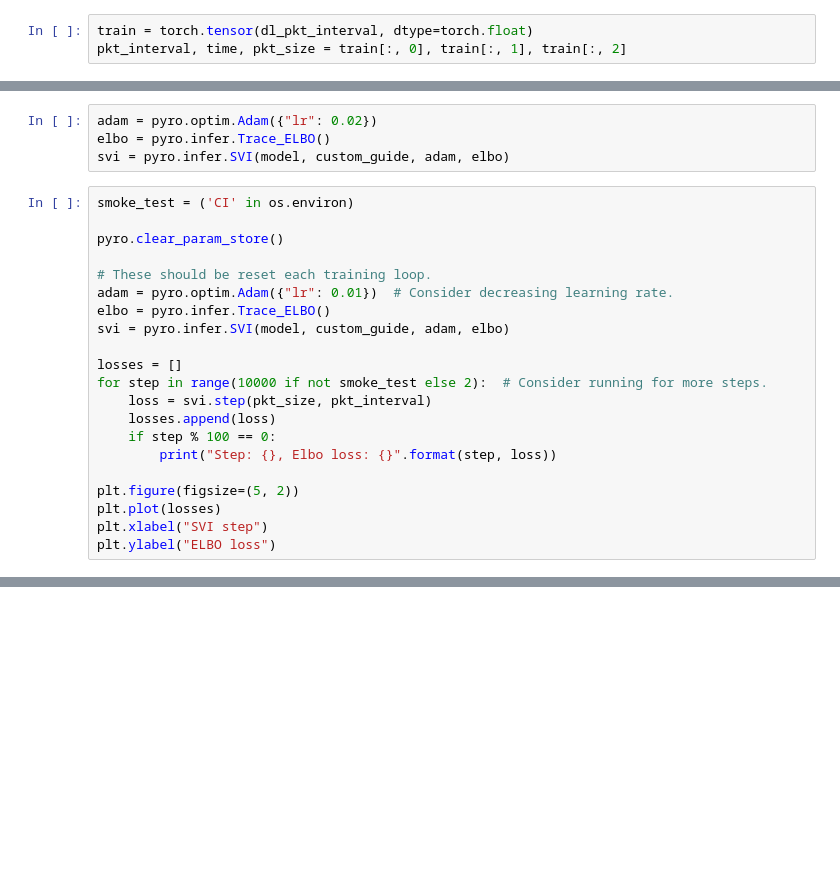
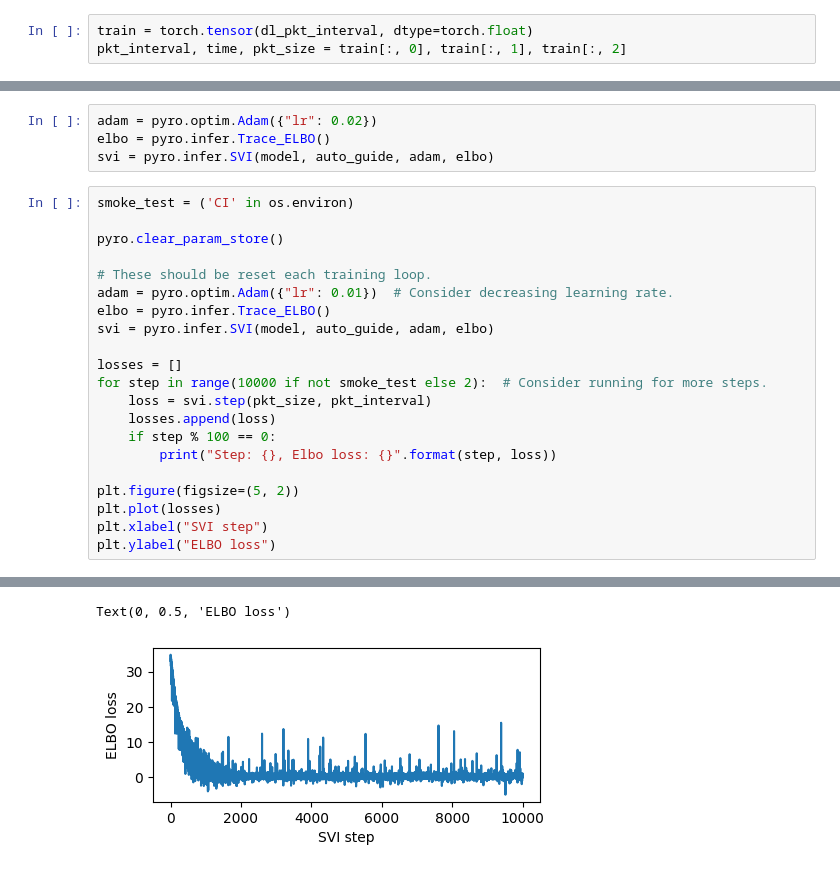
Before and after one commit to zijianqin/cos513_code, a Jupyter notebook: src/svi_pktinterval.ipynb, the cells around one changed output, grey strips where cells are left out. Saved outputs shown, nothing was run; the diff lists cells and outputs as text; blank space fills up the shorter version.

```diff
--- a/src/svi_pktinterval.ipynb
+++ b/src/svi_pktinterval.ipynb
@@ -148,7 +138,7 @@ pyro.render_model(custom_guide, model_args=(pkt_size, pkt_interval), render_para
 # %%
 adam = pyro.optim.Adam({"lr": 0.02})
 elbo = pyro.infer.Trace_ELBO()
-svi = pyro.infer.SVI(model, custom_guide, adam, elbo)
+svi = pyro.infer.SVI(model, auto_guide, adam, elbo)
 # %%
 smoke_test = ('CI' in os.environ)
 
@@ -157,7 +147,7 @@ pyro.clear_param_store()
 # These should be reset each training loop.
 adam = pyro.optim.Adam({"lr": 0.01})  # Consider decreasing learning rate.
 elbo = pyro.infer.Trace_ELBO()
-svi = pyro.infer.SVI(model, custom_guide, adam, elbo)
+svi = pyro.infer.SVI(model, auto_guide, adam, elbo)
 
 losses = []
 for step in range(10000 if not smoke_test else 2):  # Consider running for more steps.
@@ -178,3 +181,5 @@ Trace Shapes:
+Text(0, 0.5, 'ELBO loss')
+[figure, added]
 # %%
 plt.figure(figsize=(5, 2))
 plt.plot(losses)
```
Also changed, not shown: parts of 8 cells of this notebook.
